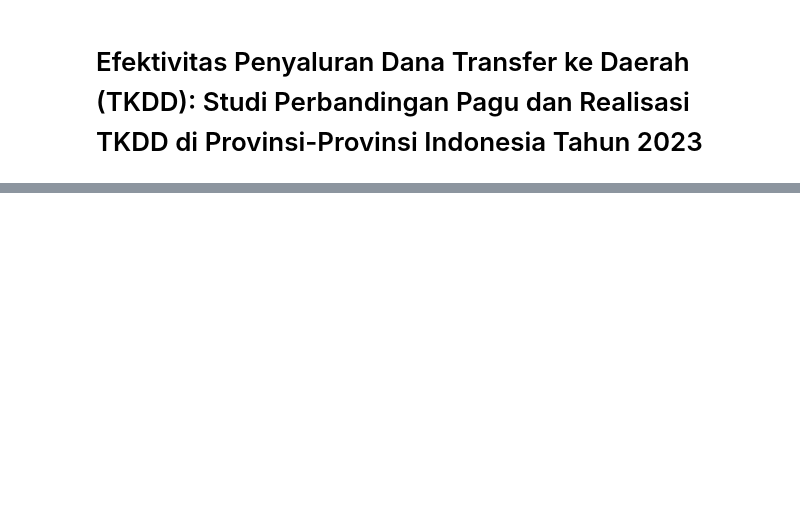
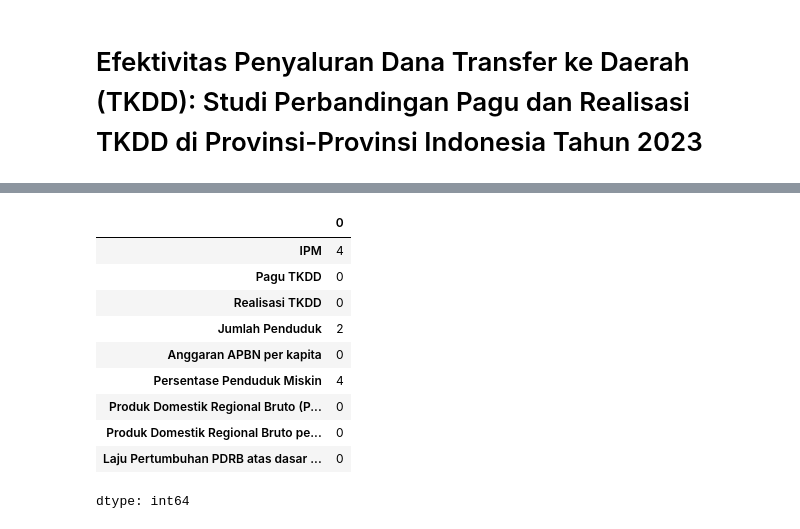
Before and after one commit to badzlan/techfest-elims, a Jupyter notebook: EDA_tipiel_IPB.ipynb, the cells around one changed output, grey strips where cells are left out. Saved outputs shown, nothing was run; the diff lists cells and outputs as text; code cells hidden in the pictures; blank space fills up the shorter version.

Commit message:
Cek Missing Values

```diff
--- a/EDA_tipiel_IPB.ipynb
+++ b/EDA_tipiel_IPB.ipynb
@@ -21,3 +21,18 @@ df.sample(3)
 | KALIMANTAN TENGAH | 73,73 | Rp 27.690.230.000.000,00 | Rp 28.862.210.000.000,00 | 27.372.000 | 1.054.442,86 | 5,11 | ... |
 | BANTEN | 75,77 | Rp 17.453.380.000.000,00 | Rp 17.467.380.000.000,00 | 12.167.000 | 1.435.635,74 | 6,17 | ... |
 | PAPUA PEGUNUNGAN | NaN | Rp 13.543.140.000.000,00 | Rp 12.821.760.000.000,00 | NaN | null | NaN | ... |
+# %%
+# Cek Missing Values
+df.isnull().sum()
+# %% [output]
+|  | 0 |
+| IPM | 4 |
+| Pagu TKDD | 0 |
+| Realisasi TKDD | 0 |
+| Jumlah Penduduk | 2 |
+| Anggaran APBN per kapita | 0 |
+| Persentase Penduduk Miskin | 4 |
+| Produk Domestik Regional Bruto (P... | 0 |
+| Produk Domestik Regional Bruto pe... | 0 |
+| Laju Pertumbuhan PDRB atas dasar ... | 0 |
+dtype: int64
```
